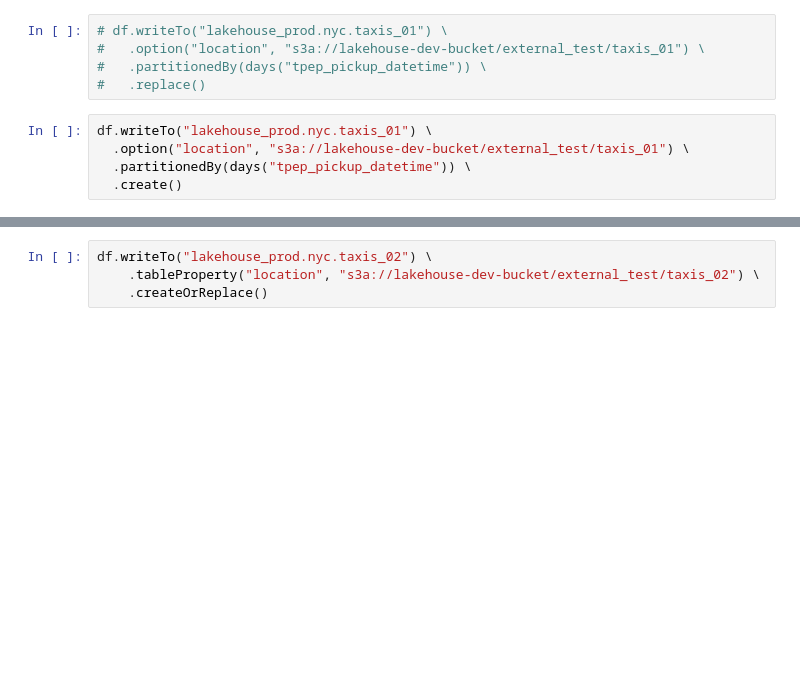
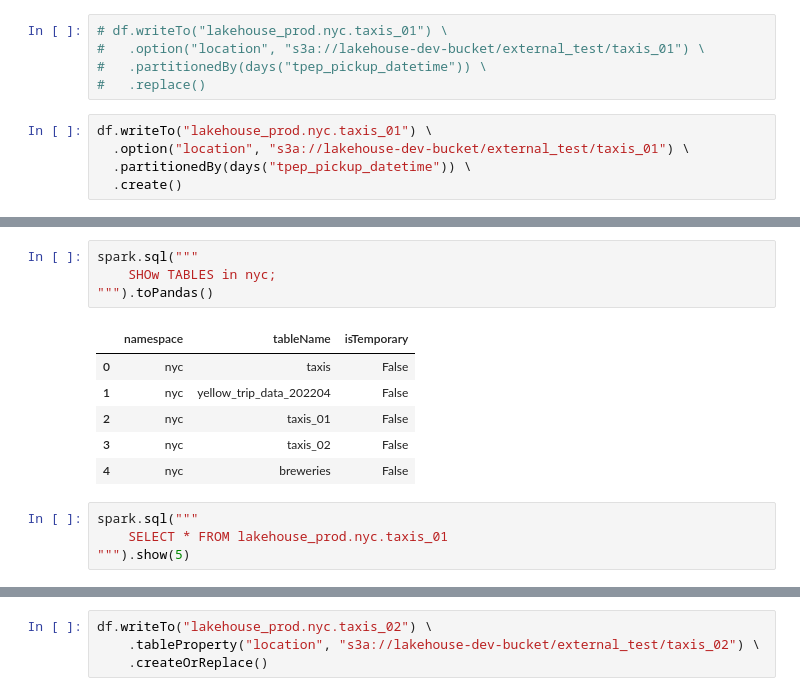
Before and after one commit to Jumponpatha/big-data-lakehouse-onprem-production, a Jupyter notebook: notebooks/test.ipynb, the cells around one changed output, grey strips where cells are left out. Saved outputs shown, nothing was run; the diff lists cells and outputs as text; blank space fills up the shorter version.

```diff
--- a/notebooks/test.ipynb
+++ b/notebooks/test.ipynb
@@ -171,0 +186,15 @@ spark.sql("""
+# %%
+spark.sql("""
+    SHOw TABLES in nyc;
+""").toPandas()
+# %% [output]
+|  | namespace | tableName | isTemporary |
+| 0 | nyc | taxis | False |
+| 1 | nyc | yellow_trip_data_202204 | False |
+| 2 | nyc | taxis_01 | False |
+| 3 | nyc | taxis_02 | False |
+| 4 | nyc | breweries | False |
+# %%
+spark.sql("""
+    SELECT * FROM lakehouse_prod.nyc.taxis_01
+""").show(5)
```
Also changed, not shown: parts of 15 cells of this notebook, 3 other files.
